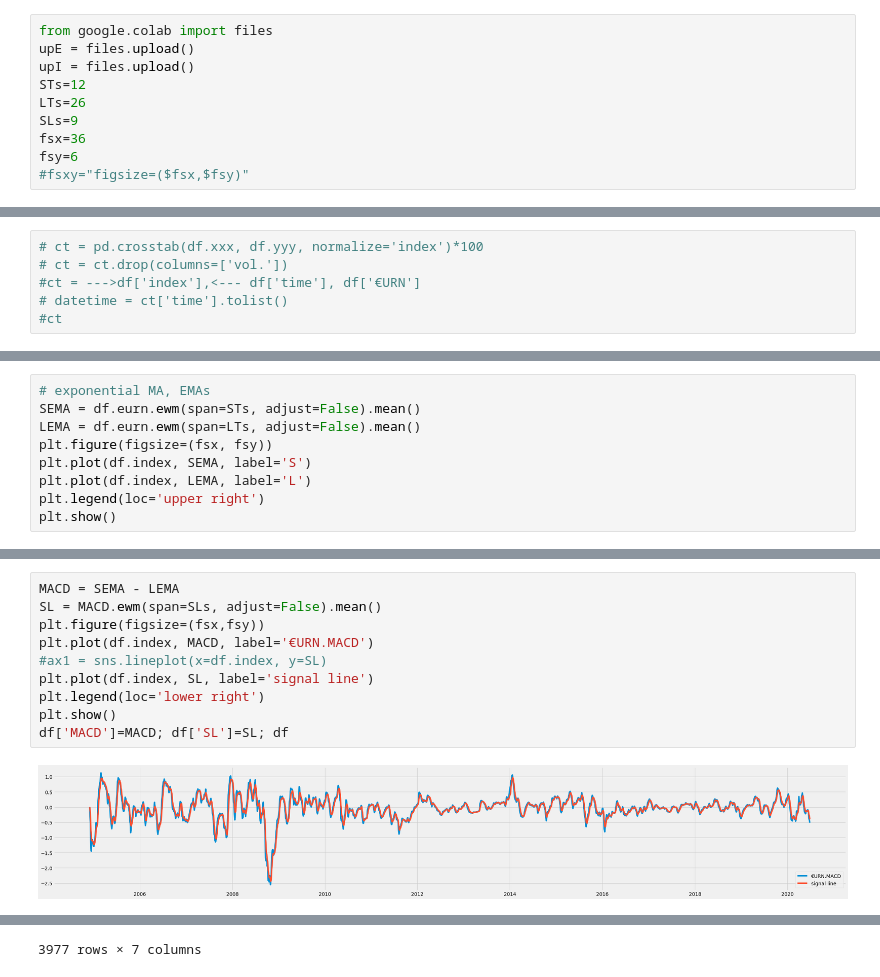
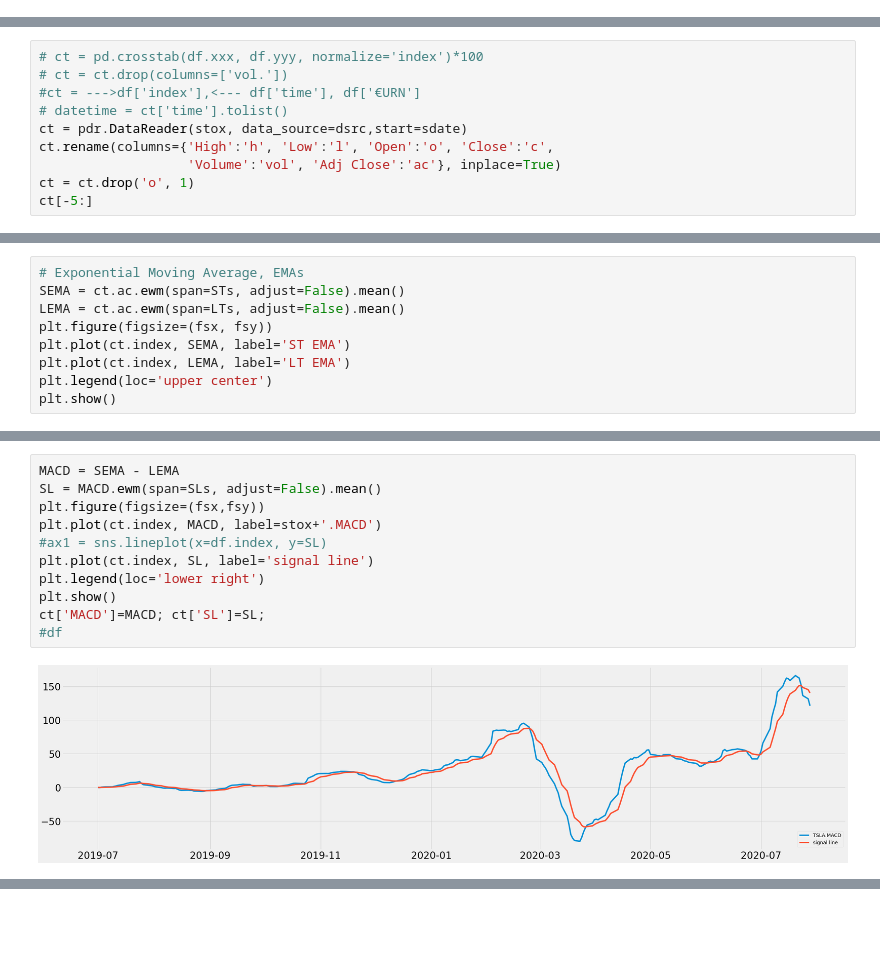
Before and after one commit to iron59zug/YFapi, a Jupyter notebook: plot_MACD.ipynb, the cells around one changed output, grey strips where cells are left out. Saved outputs shown, nothing was run; the diff lists cells and outputs as text; blank space fills up the shorter version.

```diff
--- a/plot_MACD.ipynb
+++ b/plot_MACD.ipynb
@@ -15,10 +2,0 @@ Saving INGA.2001.csv to INGA.2001.csv
-# %%
-from google.colab import files
-upE = files.upload()
-upI = files.upload()
-STs=12
-LTs=26
-SLs=9
-fsx=36
-fsy=6
-#fsxy="figsize=($fsx,$fsy)"
@@ -53,4 +64,8 @@ df.head(5)
 # ct = ct.drop(columns=['vol.'])
 #ct = --->df['index'],<--- df['time'], df['€URN']
 # datetime = ct['time'].tolist()
-#ct
+ct = pdr.DataReader(stox, data_source=dsrc,start=sdate)
+ct.rename(columns={'High':'h', 'Low':'l', 'Open':'o', 'Close':'c',
+                   'Volume':'vol', 'Adj Close':'ac'}, inplace=True)
+ct = ct.drop('o', 1)
+ct[-5:]
@@ -70,10 +89,10 @@ plt.show()
 # %%
-# exponential MA, EMAs
-SEMA = df.eurn.ewm(span=STs, adjust=False).mean()
-LEMA = df.eurn.ewm(span=LTs, adjust=False).mean()
+# Exponential Moving Average, EMAs
+SEMA = ct.ac.ewm(span=STs, adjust=False).mean()
+LEMA = ct.ac.ewm(span=LTs, adjust=False).mean()
 plt.figure(figsize=(fsx, fsy))
-plt.plot(df.index, SEMA, label='S')
-plt.plot(df.index, LEMA, label='L')
-plt.legend(loc='upper right')
+plt.plot(ct.index, SEMA, label='ST EMA')
+plt.plot(ct.index, LEMA, label='LT EMA')
+plt.legend(loc='upper center')
 plt.show()
 # %% [output]
@@ -81,12 +100,13 @@ plt.show()
 # %%
 MACD = SEMA - LEMA
 SL = MACD.ewm(span=SLs, adjust=False).mean()
 plt.figure(figsize=(fsx,fsy))
-plt.plot(df.index, MACD, label='€URN.MACD')
+plt.plot(ct.index, MACD, label=stox+'.MACD')
 #ax1 = sns.lineplot(x=df.index, y=SL)
-plt.plot(df.index, SL, label='signal line')
+plt.plot(ct.index, SL, label='signal line')
 plt.legend(loc='lower right')
 plt.show()
-df['MACD']=MACD; df['SL']=SL; df
+ct['MACD']=MACD; ct['SL']=SL;
+#df
 # %% [output]
-[figure, old version]
+[figure, new version]
@@ -105,2 +113 @@ df['MACD']=MACD; df['SL']=SL; df
-3977 rows × 7 columns
 # %%
```
Also changed, not shown: parts of 14 cells of this notebook.
